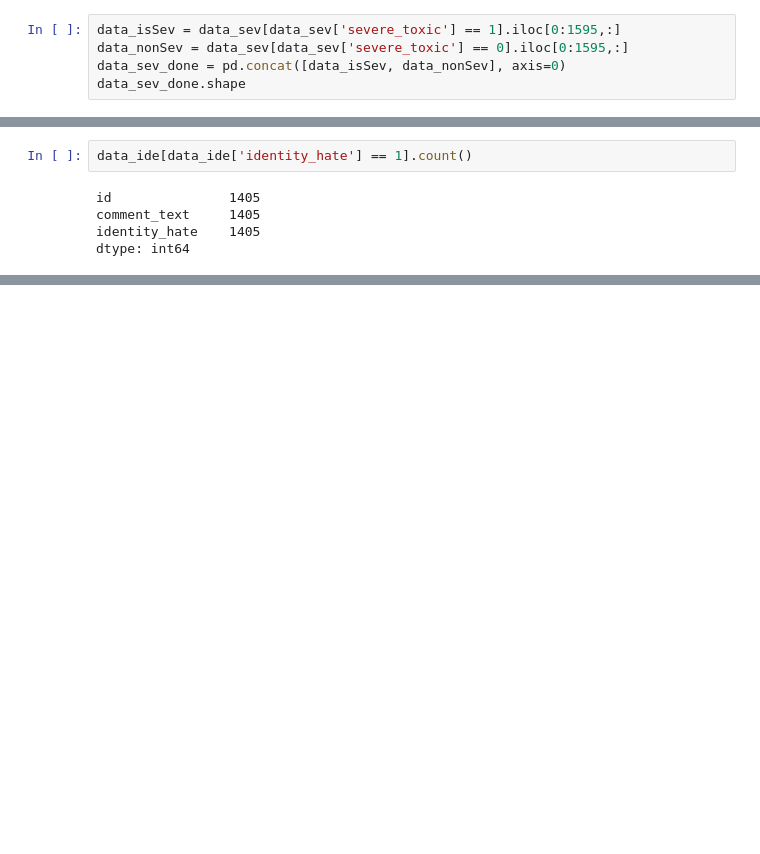
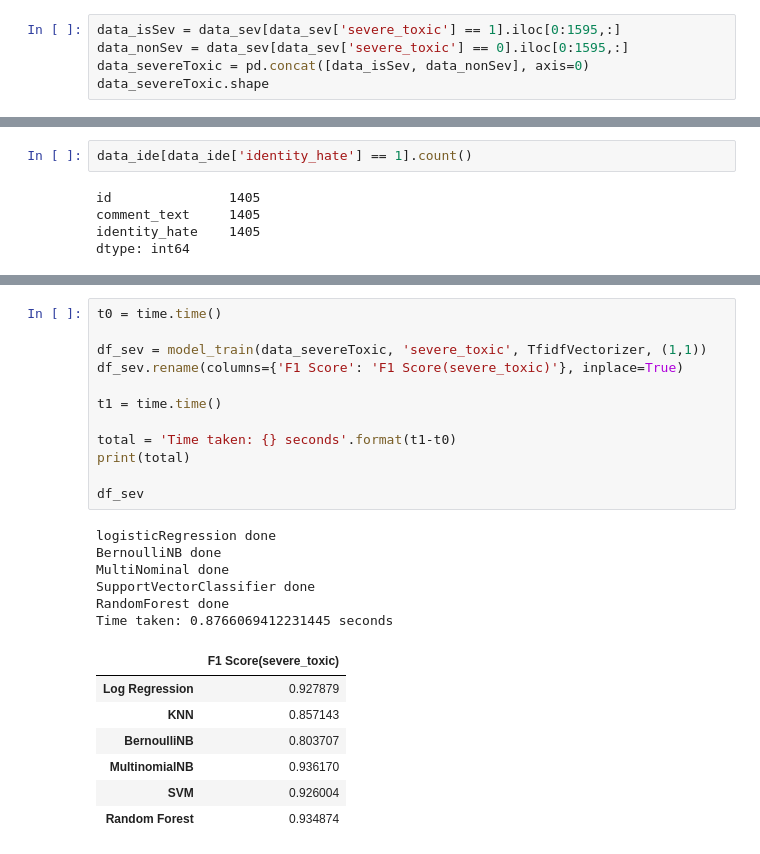
Before and after one commit to rohan-singh987/commentToxicityAnalyzer-ML, a Jupyter notebook: Comment Toxicity Classifier.ipynb, the cells around one changed output, grey strips where cells are left out. Saved outputs shown, nothing was run; the diff lists cells and outputs as text; blank space fills up the shorter version.

```diff
--- a/Comment Toxicity Classifier.ipynb
+++ b/Comment Toxicity Classifier.ipynb
@@ -201,8 +201,8 @@ dtype: int64
 # %%
 data_isSev = data_sev[data_sev['severe_toxic'] == 1].iloc[0:1595,:]
 data_nonSev = data_sev[data_sev['severe_toxic'] == 0].iloc[0:1595,:]
-data_sev_done = pd.concat([data_isSev, data_nonSev], axis=0)
-data_sev_done.shape
+data_severeToxic = pd.concat([data_isSev, data_nonSev], axis=0)
+data_severeToxic.shape
 # %% [output]
 (3190, 3)
 # %%
@@ -265,0 +353,26 @@ data_ide_done.shape
+# %%
+t0 = time.time()
+
+df_sev = model_train(data_severeToxic, 'severe_toxic', TfidfVectorizer, (1,1))
+df_sev.rename(columns={'F1 Score': 'F1 Score(severe_toxic)'}, inplace=True)
+
+t1 = time.time()
+
+total = 'Time taken: {} seconds'.format(t1-t0)
+print(total)
+
+df_sev
+# %% [output]
+logisticRegression done
+BernoulliNB done
+MultiNominal done
+SupportVectorClassifier done
+RandomForest done
+Time taken: 0.8766069412231445 seconds
+|  | F1 Score(severe_toxic) |
+| Log Regression | 0.927879 |
+| KNN | 0.857143 |
+| BernoulliNB | 0.803707 |
+| MultinomialNB | 0.936170 |
+| SVM | 0.926004 |
+| Random Forest | 0.934874 |
```
Also changed, not shown: parts of 14 cells of this notebook.
